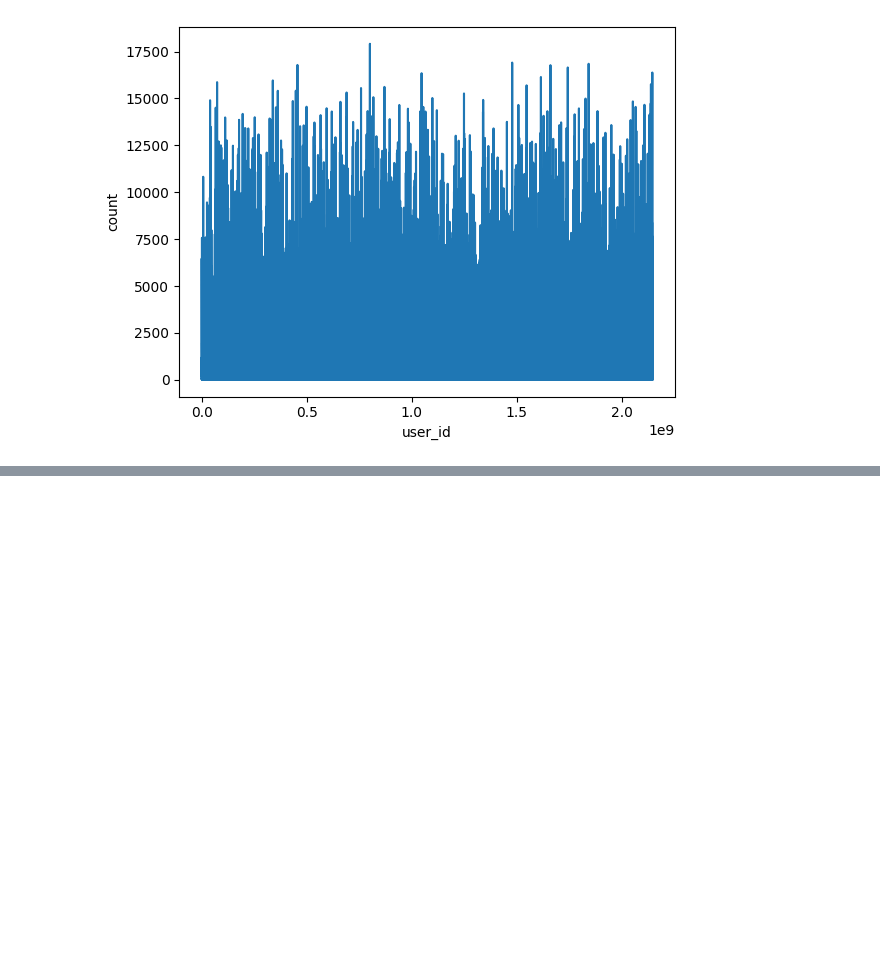
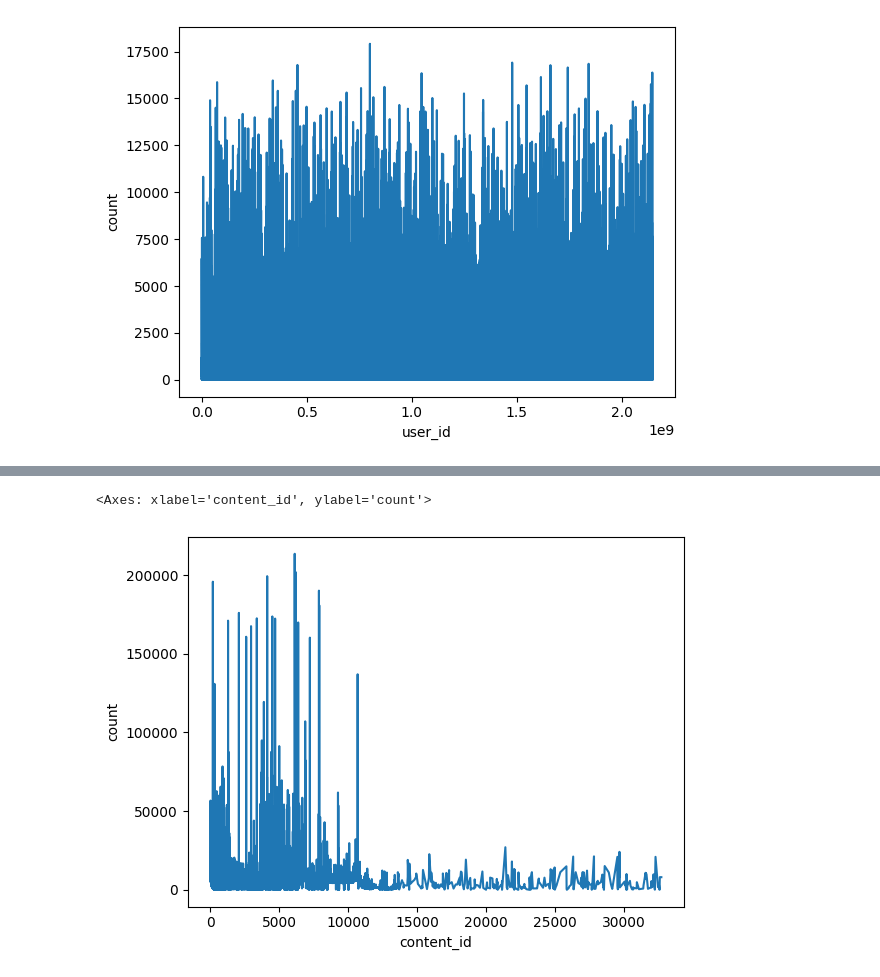
Before and after one commit to zinkin-s/MFTI_DS_Python_HW_3, a Jupyter notebook: notebook.ipynb, the cells around one changed output, grey strips where cells are left out. Drawn from its saved outputs; the diff is of its cells as text; code cells hidden in the pictures; blank space fills up the shorter version.

```diff
--- a/notebook.ipynb
+++ b/notebook.ipynb
@@ -143,0 +152,6 @@ sns.lineplot(data=ds, x='user_id', y='count')
+# %%
+ds = lf.select('content_id').collect(streaming=True).to_series().value_counts().sort(by='content_id')
+sns.lineplot(data=ds, x='content_id', y='count')
+# %% [output]
+<Axes: xlabel='content_id', ylabel='count'>
+[figure, added]
```
Also changed, not shown: parts of 2 cells of this notebook.
